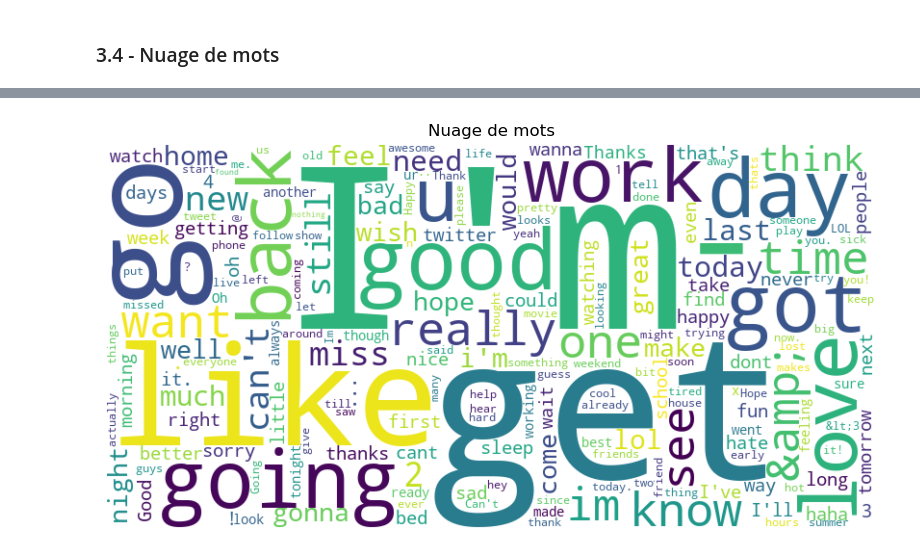
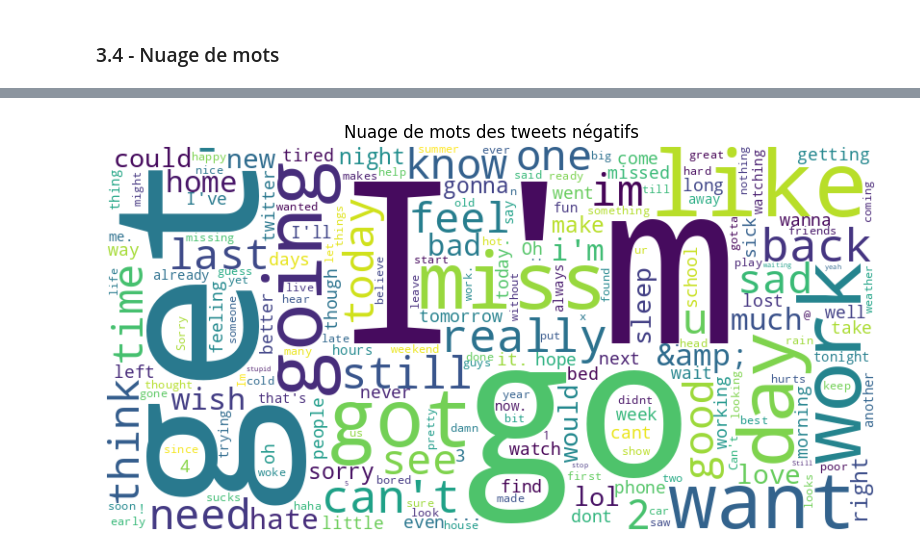
Before and after one commit to mehdimunim/OC7, a Jupyter notebook: notebooks/01_Mehdi_MUNIM_exploration.ipynb, the cells around one changed output, grey strips where cells are left out. Saved outputs shown, nothing was run; the diff lists cells and outputs as text; code cells hidden in the pictures.

```diff
--- a/notebooks/01_Mehdi_MUNIM_exploration.ipynb
+++ b/notebooks/01_Mehdi_MUNIM_exploration.ipynb
@@ -189,15 +217,27 @@ print(word_counts.most_common(20))
 # %%
-#@title 3.4 Nuage de mots
+#@title Wordcloud des tweets négatifs
 
-from wordcloud import WordCloud
+# Filtrer les tweets négatifs
+negative_tweets = df[df["sentiment"] == 0]["text"].tolist()
+
+# Joindre tous les tweets négatifs en une seule chaîne de caractères
+all_words_negative = ' '.join(negative_tweets).split()
+
+# Filtrer les stop words
+filtered_words_negative = [word for word in all_words_negative if word.lower() not in stop_words]
+
+# Compter les occurrences de chaque mot
+word_counts_negative = Counter(filtered_words_negative)
 
 # Créer un nuage de mots
-wordcloud = WordCloud(width=800, height=400, background_color='white').generate_from_frequencies(word_counts)
+wordcloud_negative = WordCloud(width=800,
+                              height=400,
+                              background_color='white').generate_from_frequencies(word_counts_negative)
 
 plt.figure(figsize=(10, 5))
-plt.imshow(wordcloud, interpolation='bilinear')
+plt.imshow(wordcloud_negative, interpolation='bilinear')
 plt.axis('off')
-plt.title('Nuage de mots')
+plt.title('Nuage de mots des tweets négatifs')
 plt.show()
 # %% [output]
-[figure, old version]
+[figure, new version]
```
Also changed, not shown: parts of 20 cells of this notebook, 2 other files.
